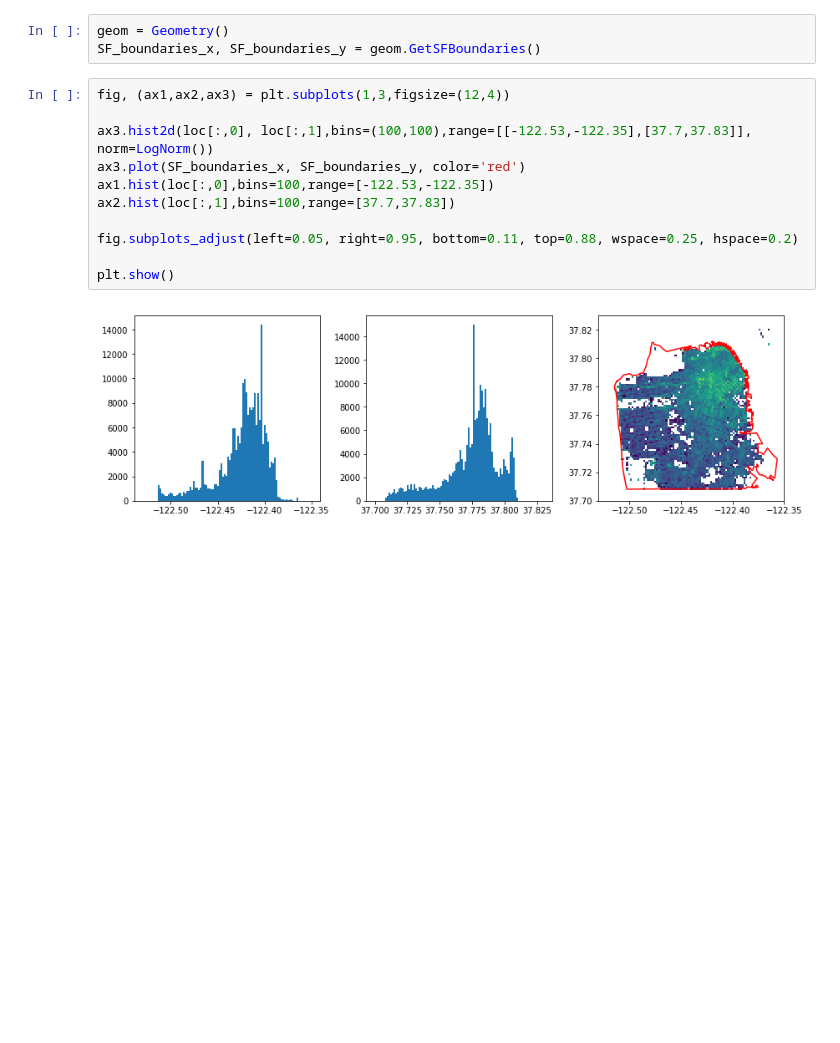
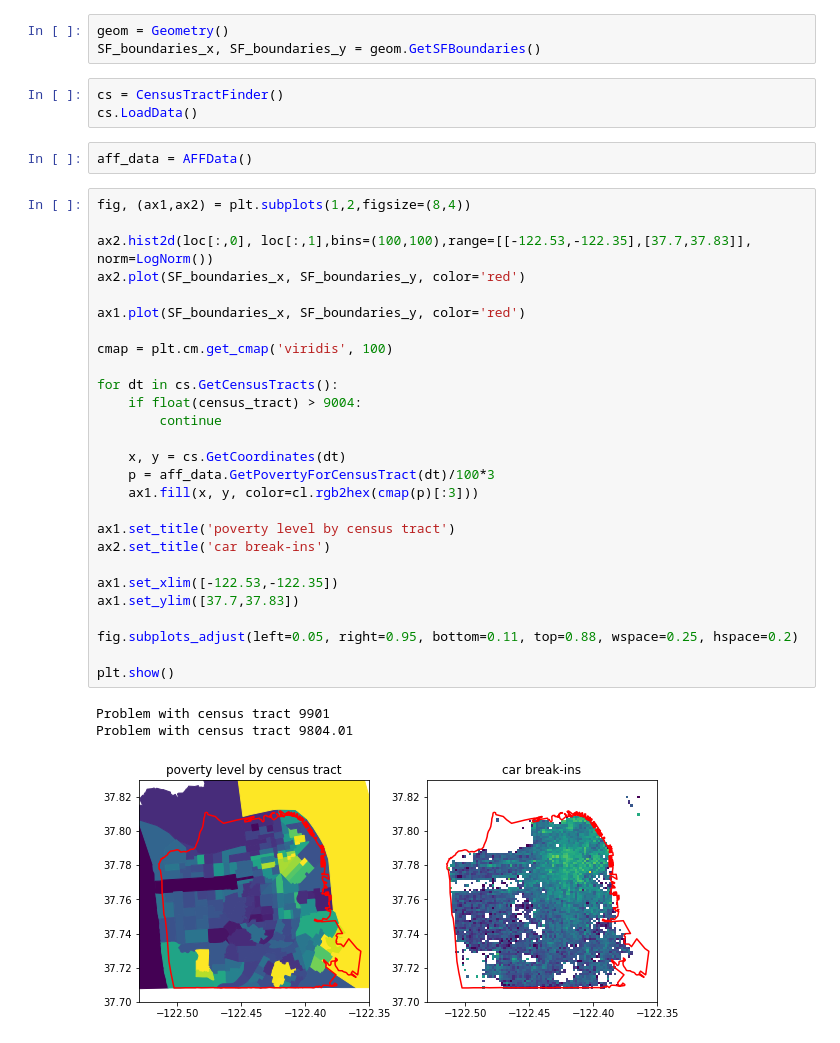
Before and after one commit to manweb/TDI_project, a Jupyter notebook: plot1.ipynb, the cells around one changed output. Cells and saved outputs as stored; diff of their text form; blank space fills up the shorter version.

```diff
--- a/plot1.ipynb
+++ b/plot1.ipynb
@@ -42,16 +47,39 @@ loc = np.array(data[['X', 'Y']].as_matrix().astype(float))
 # %%
 geom = Geometry()
 SF_boundaries_x, SF_boundaries_y = geom.GetSFBoundaries()
+# %%
+cs = CensusTractFinder()
+cs.LoadData()
+# %%
+aff_data = AFFData()
 # %%
-fig, (ax1,ax2,ax3) = plt.subplots(1,3,figsize=(12,4))
+fig, (ax1,ax2) = plt.subplots(1,2,figsize=(8,4))
 
-ax3.hist2d(loc[:,0], loc[:,1],bins=(100,100),range=[[-122.53,-122.35],[37.7,37.83]], norm=LogNorm())
-ax3.plot(SF_boundaries_x, SF_boundaries_y, color='red')
-ax1.hist(loc[:,0],bins=100,range=[-122.53,-122.35])
-ax2.hist(loc[:,1],bins=100,range=[37.7,37.83])
+ax2.hist2d(loc[:,0], loc[:,1],bins=(100,100),range=[[-122.53,-122.35],[37.7,37.83]], norm=LogNorm())
+ax2.plot(SF_boundaries_x, SF_boundaries_y, color='red')
+
+ax1.plot(SF_boundaries_x, SF_boundaries_y, color='red')
+
+cmap = plt.cm.get_cmap('viridis', 100)
+
+for dt in cs.GetCensusTracts():
+    if float(census_tract) > 9004:
+        continue
+
+    x, y = cs.GetCoordinates(dt)
+    p = aff_data.GetPovertyForCensusTract(dt)/100*3
+    ax1.fill(x, y, color=cl.rgb2hex(cmap(p)[:3]))
+
+ax1.set_title('poverty level by census tract')
+ax2.set_title('car break-ins')
+
+ax1.set_xlim([-122.53,-122.35])
+ax1.set_ylim([37.7,37.83])
 
 fig.subplots_adjust(left=0.05, right=0.95, bottom=0.11, top=0.88, wspace=0.25, hspace=0.2)
 
 plt.show()
 # %% [output]
+Problem with census tract 9901
+Problem with census tract 9804.01
-[figure, old version]
+[figure, new version]
```
Also changed, not shown: parts of 2 cells of this notebook, 2 other files.
